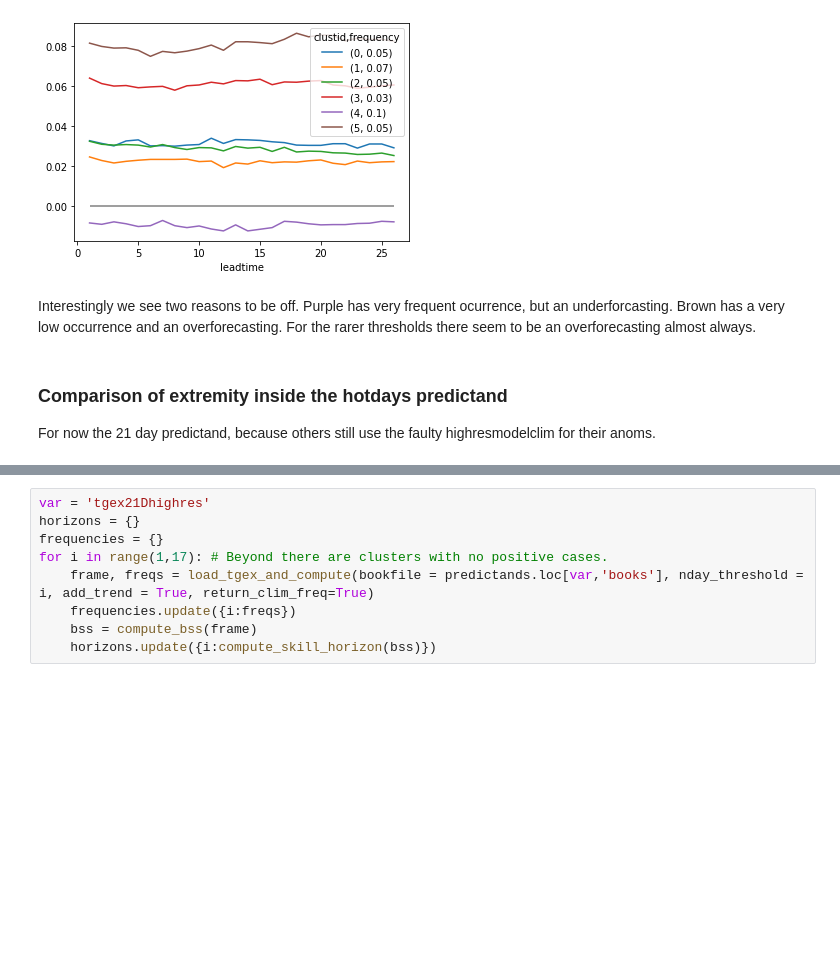
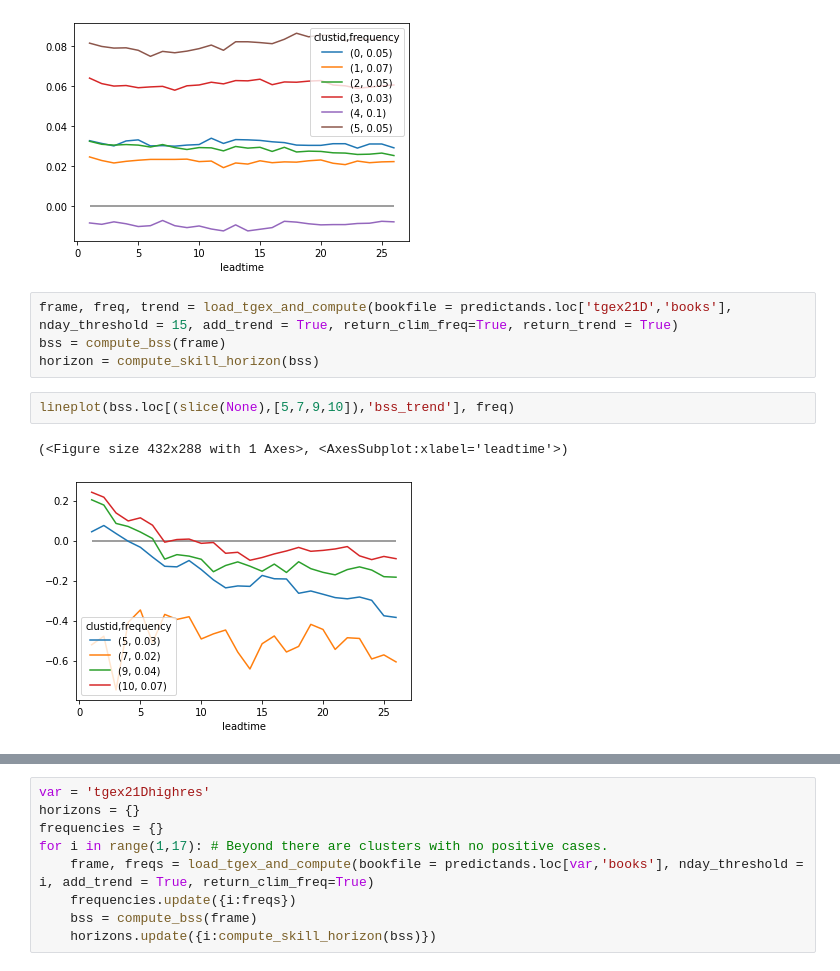
Before and after one commit to chiemvs/SubSeas, a Jupyter notebook: Predictands.ipynb, the cells around one changed output, grey strips where cells are left out. Drawn from its saved outputs; the diff is of its cells as text; blank space fills up the shorter version.

```diff
--- a/Check_hotdays.ipynb
+++ b/Predictands.ipynb
@@ -365,8 +367,12 @@ lineplot(freqdiff, freq)
 # %% [output]
 (<Figure size 432x288 with 1 Axes>, <AxesSubplot:xlabel='leadtime'>)
 [figure]
-# %% [markdown]
-Interestingly we see two reasons to be off. Purple has very frequent ocurrence, but an underforcasting. Brown has a very low occurrence and an overforecasting. For the rarer thresholds there seem to be an overforecasting almost always.
-# %% [markdown]
-### Comparison of extremity inside the hotdays predictand
-For now the 21 day predictand, because others still use the faulty highresmodelclim for their anoms.
+# %%
+frame, freq, trend = load_tgex_and_compute(bookfile = predictands.loc['tgex21D','books'], nday_threshold = 15, add_trend = True, return_clim_freq=True, return_trend = True)
+bss = compute_bss(frame)
+horizon = compute_skill_horizon(bss)
+# %%
+lineplot(bss.loc[(slice(None),[5,7,9,10]),'bss_trend'], freq)
+# %% [output]
+(<Figure size 432x288 with 1 Axes>, <AxesSubplot:xlabel='leadtime'>)
+[figure, added]
```
Also changed, not shown: parts of 46 cells of this notebook, 2 other files.
